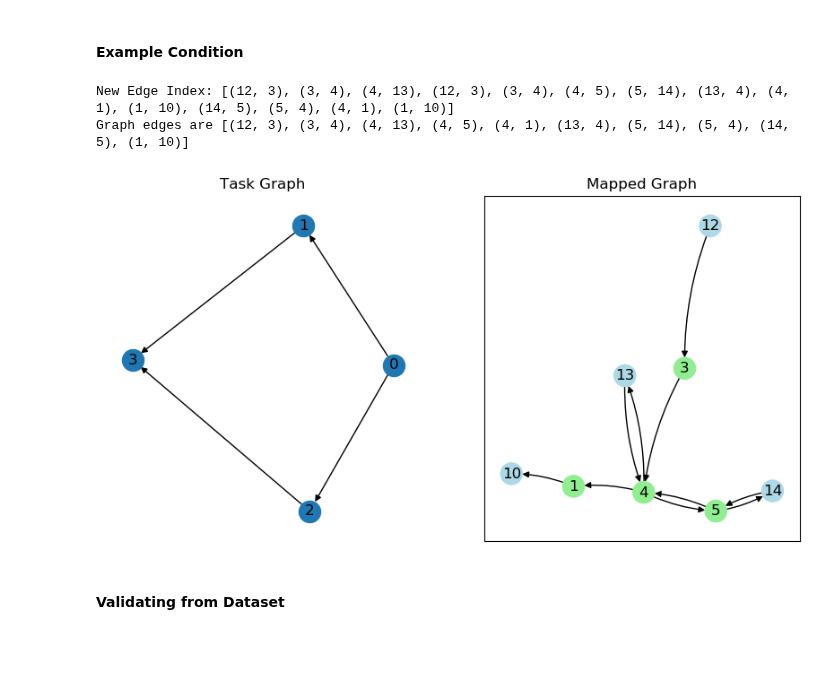
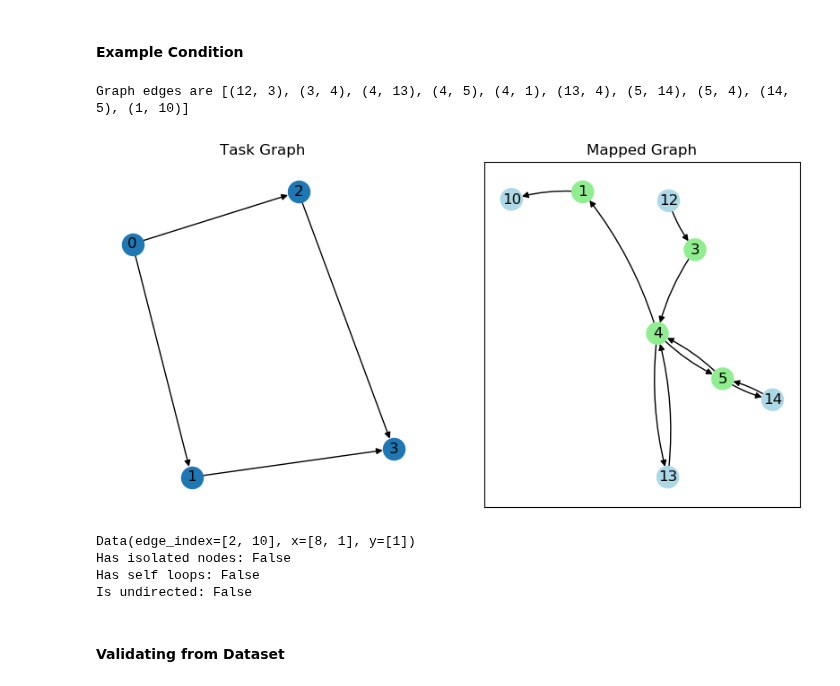
Before and after one commit to faseelmo/noc_latency_predictor, a Jupyter notebook: training_data/data_analysis.ipynb, the cells around one changed output. Drawn from its saved outputs; the diff is of its cells as text; code cells hidden in the pictures; blank space fills up the shorter version.

```diff
--- a/training_data/data_analysis.ipynb
+++ b/training_data/data_analysis.ipynb
@@ -142,0 +139,4 @@ Number of Unique Tasks 812
+# %%
+# Save the list_of_same_graphs as pickle
+with open('data/list_of_same_graphs.pkl', 'wb') as f:
+    pickle.dump(list_of_same_graphs, f)
@@ -450,40 +377,50 @@ edge_index  = [
 
 map = {
     0: 12,
     1: 13,
     2: 14,
     3: 10
 }
 
 pe_3x3 = bidict({
     15: (0, 2), 16: (1, 2), 17: (2, 2),
     12: (0, 1), 13: (1, 1), 14: (2, 1),
     9 : (0, 0), 10: (1, 0), 11: (2, 0)
 })
 
 router_3x3 = bidict({
     6: (0, 2), 7: (1, 2), 8: (2, 2),
     3: (0, 1), 4: (1, 1), 5: (2, 1),
     0: (0, 0), 1: (1, 0), 2: (2, 0)
 })
 
 fig, axs = plt.subplots(1, 2, figsize=(10, 5))
 
 G = nx.DiGraph(edge_index)
 nx.draw(G, with_labels=True, ax=axs[0])
 axs[0].set_title('Task Graph')
 
-new_G = get_mapped_graph(edge_index, map, pe_3x3, router_3x3)
-print(f"Graph edges are {new_G.edges()}")
-node_colors = ["lightblue" if node in pe_3x3.keys() else "lightgreen" if node in router_3x3.keys() else "lightgray" for node in new_G.nodes()]
-nx.draw_networkx(new_G, with_labels=True, ax=axs[1], node_color=node_colors ,connectionstyle='arc3, rad = 0.1')
+new_graph = get_mapped_graph(edge_index, map, pe_3x3, router_3x3)
+print(f"Graph edges are {new_graph.edges()}")
+node_colors = ["lightblue" if node in pe_3x3.keys() else "lightgreen" if node in router_3x3.keys() else "lightgray" for node in new_graph.nodes()]
+nx.draw_networkx(new_graph, with_labels=True, ax=axs[1], node_color=node_colors ,connectionstyle='arc3, rad = 0.1')
 axs[1].set_title('Mapped Graph')
+plt.show()
 
-plt.show()
+new_graph = add_node_feature(new_graph, pe_3x3)
+graph_torch = get_torch_graph(new_graph, 100.0)
+
+print(graph_torch)
+print(f"Has isolated nodes: {graph_torch.has_isolated_nodes()}")
+print(f"Has self loops: {graph_torch.has_self_loops()}")
+print(f"Is undirected: {graph_torch.is_undirected()}")
 # %% [output]
-New Edge Index: [(12, 3), (3, 4), (4, 13), (12, 3), (3, 4), (4, 5), (5, 14), (13, 4), (4, 1), (1, 10), (14, 5), (5, 4), (4, 1), (1, 10)]
 Graph edges are [(12, 3), (3, 4), (4, 13), (4, 5), (4, 1), (13, 4), (5, 14), (5, 4), (14, 5), (1, 10)]
-[figure, old version]
+[figure, new version]
+Data(edge_index=[2, 10], x=[8, 1], y=[1])
+Has isolated nodes: False
+Has self loops: False
+Is undirected: False
 # %% [markdown]
 #### Validating from Dataset
 # %%
```
Also changed, not shown: parts of 13 cells of this notebook, 3 other files.
